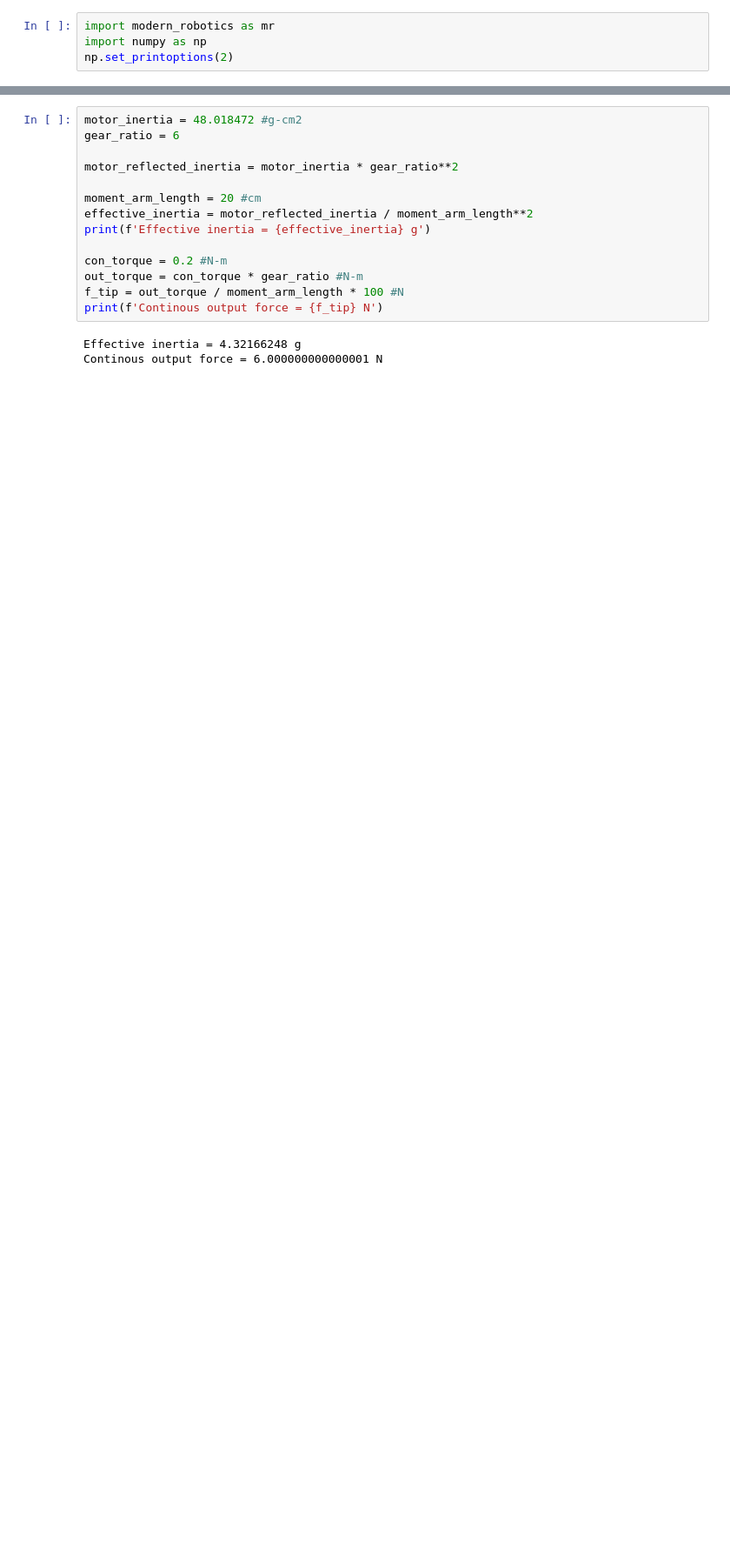
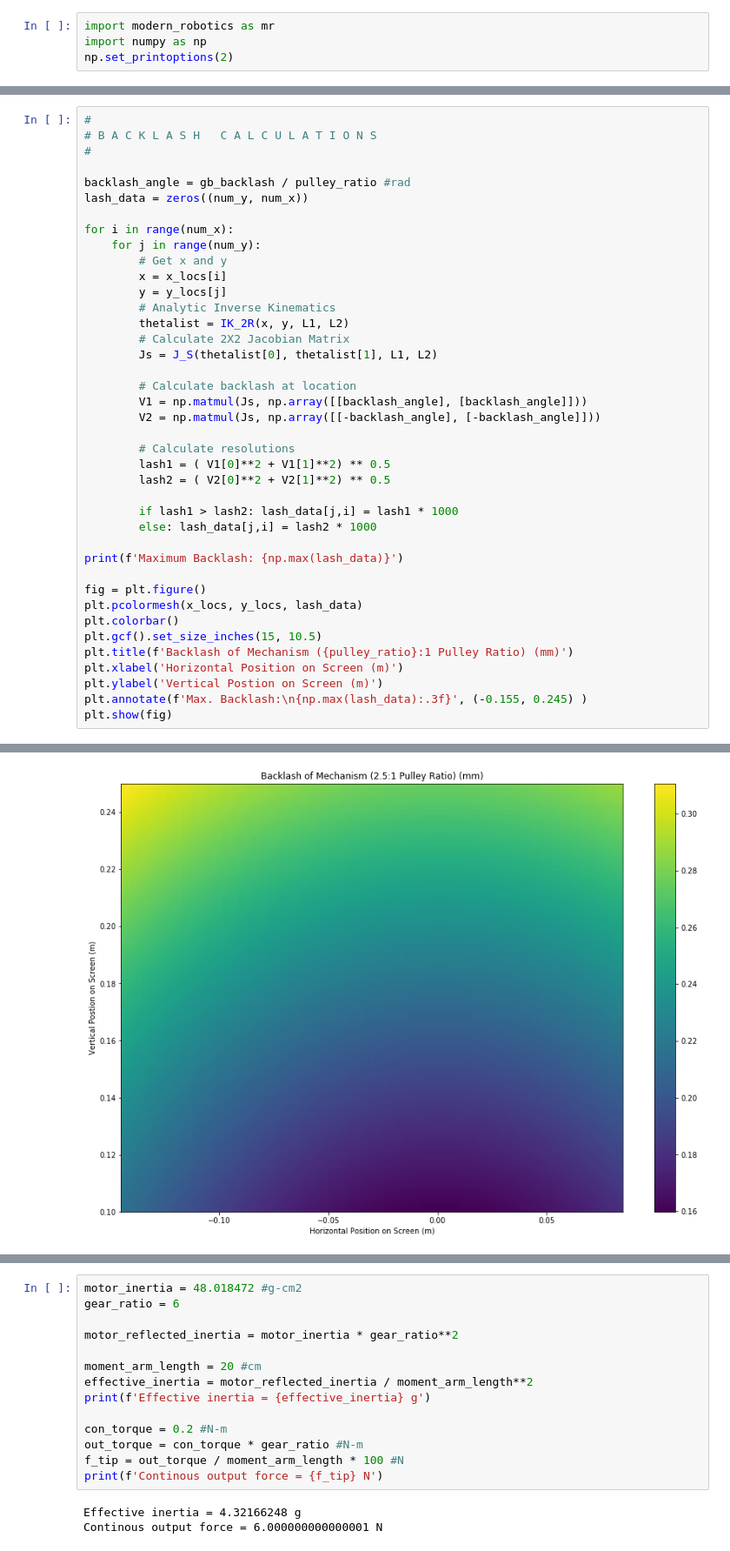
Before and after one commit to cmastoras/TabletCapstone, a Jupyter notebook: 2R_TOPOLOGY.ipynb, the cells around one changed output, grey strips where cells are left out. Shown: that part at 87% size. Saved outputs shown, nothing was run; the diff lists cells and outputs as text; blank space fills up the shorter version.

```diff
--- a/2R_TOPOLOGY.ipynb
+++ b/2R_TOPOLOGY.ipynb
@@ -153,0 +229,41 @@ plt.show(fig)
+# %%
+#
+# B A C K L A S H   C A L C U L A T I O N S
+#
+
+backlash_angle = gb_backlash / pulley_ratio #rad
+lash_data = zeros((num_y, num_x))
+
+for i in range(num_x):
+    for j in range(num_y):
+        # Get x and y
+        x = x_locs[i]
+        y = y_locs[j]
+        # Analytic Inverse Kinematics
+        thetalist = IK_2R(x, y, L1, L2)
+        # Calculate 2X2 Jacobian Matrix
+        Js = J_S(thetalist[0], thetalist[1], L1, L2)
+
+        # Calculate backlash at location
+        V1 = np.matmul(Js, np.array([[backlash_angle], [backlash_angle]]))
+        V2 = np.matmul(Js, np.array([[-backlash_angle], [-backlash_angle]]))
+
+        # Calculate resolutions
+        lash1 = ( V1[0]**2 + V1[1]**2) ** 0.5
+        lash2 = ( V2[0]**2 + V2[1]**2) ** 0.5
+
+        if lash1 > lash2: lash_data[j,i] = lash1 * 1000
+        else: lash_data[j,i] = lash2 * 1000
+
+print(f'Maximum Backlash: {np.max(lash_data)}')
+
+fig = plt.figure()
+plt.pcolormesh(x_locs, y_locs, lash_data)
+plt.colorbar()
+plt.gcf().set_size_inches(15, 10.5)
+plt.title(f'Backlash of Mechanism ({pulley_ratio}:1 Pulley Ratio) (mm)')
+plt.xlabel('Horizontal Position on Screen (m)')
+plt.ylabel('Vertical Postion on Screen (m)')
+plt.annotate(f'Max. Backlash:\n{np.max(lash_data):.3f}', (-0.155, 0.245) )
+plt.show(fig)
+# %% [output]
@@ -153,0 +271 @@ plt.show(fig)
+[figure, added]
```
Also changed, not shown: parts of 12 cells of this notebook, 3 other files.
